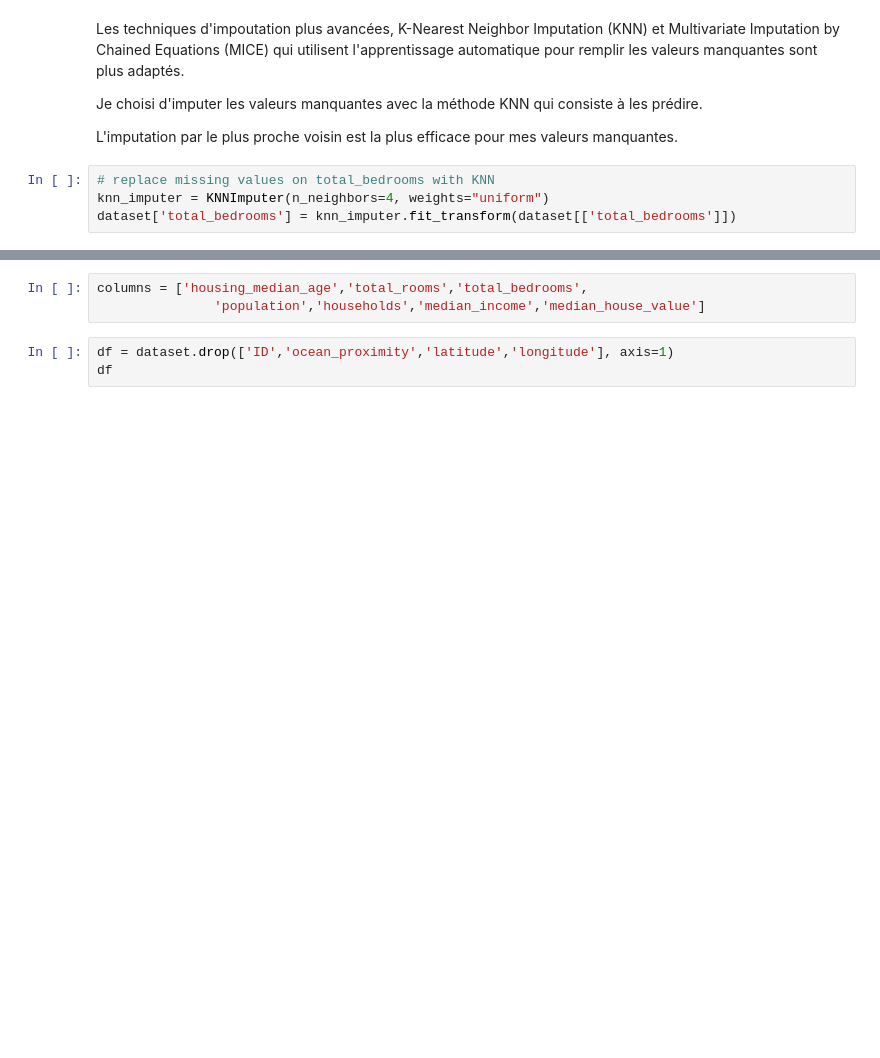
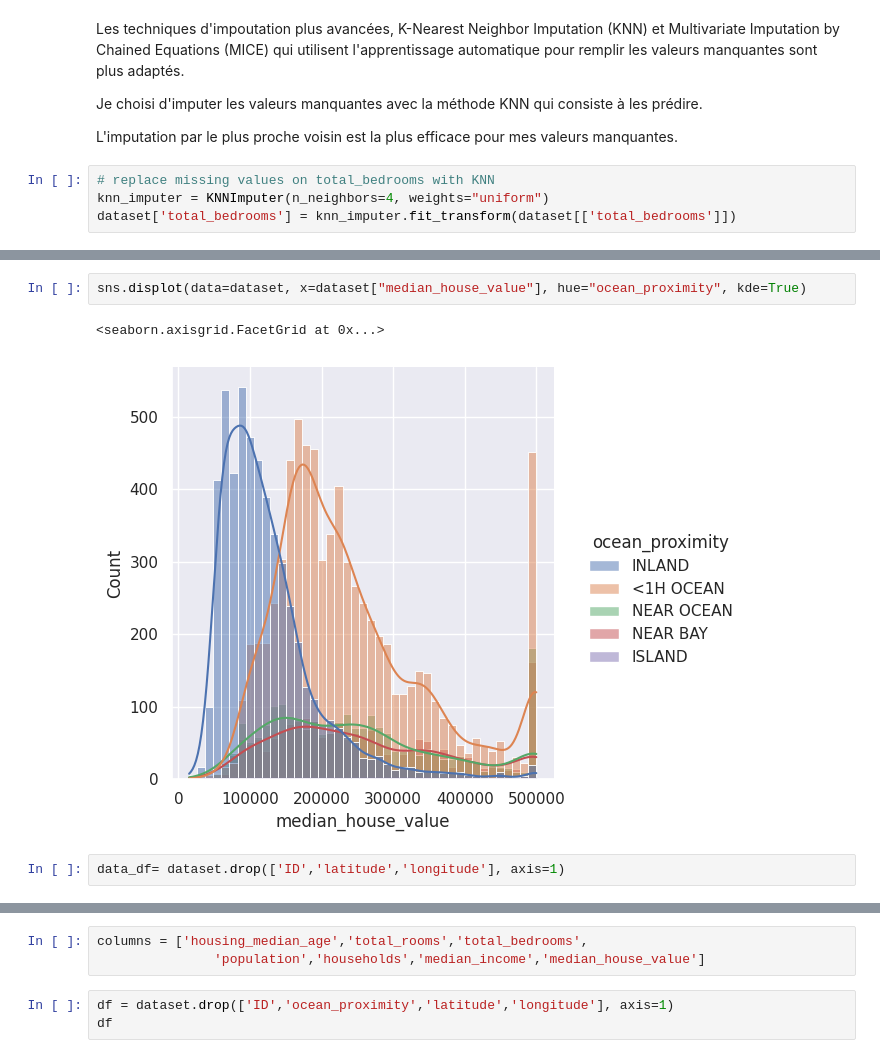
Before and after one commit to kamelbenabdelkader/ML_real_estate_project, a Jupyter notebook: notebook_EDA.ipynb, the cells around one changed output, grey strips where cells are left out. Drawn from its saved outputs; the diff is of its cells as text; blank space fills up the shorter version.

```diff
--- a/notebook_EDA.ipynb
+++ b/notebook_EDA.ipynb
@@ -292,0 +302,7 @@ dataset['total_bedrooms'] = knn_imputer.fit_transform(dataset[['total_bedrooms']
+# %%
+sns.displot(data=dataset, x=dataset["median_house_value"], hue="ocean_proximity", kde=True)
+# %% [output]
+<seaborn.axisgrid.FacetGrid at 0x...>
+[figure, added]
+# %%
+data_df= dataset.drop(['ID','latitude','longitude'], axis=1)
```
Also changed, not shown: parts of 7 cells of this notebook.
